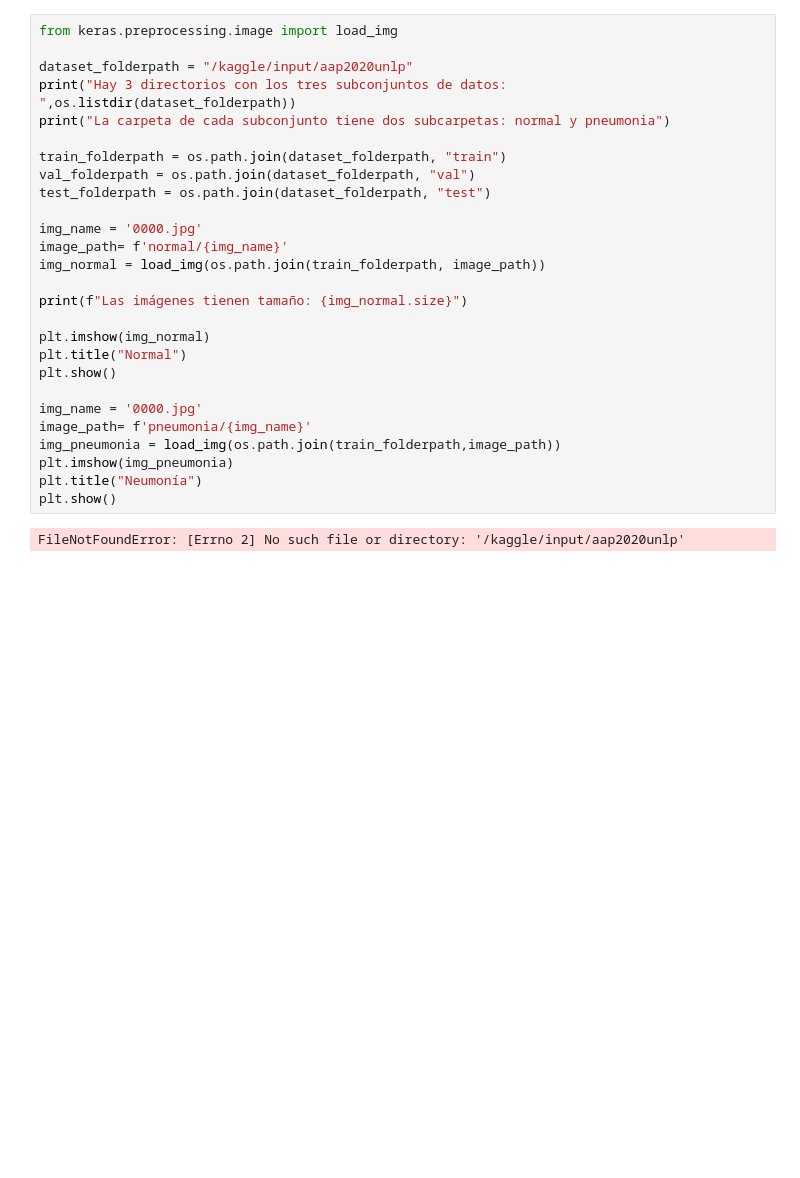
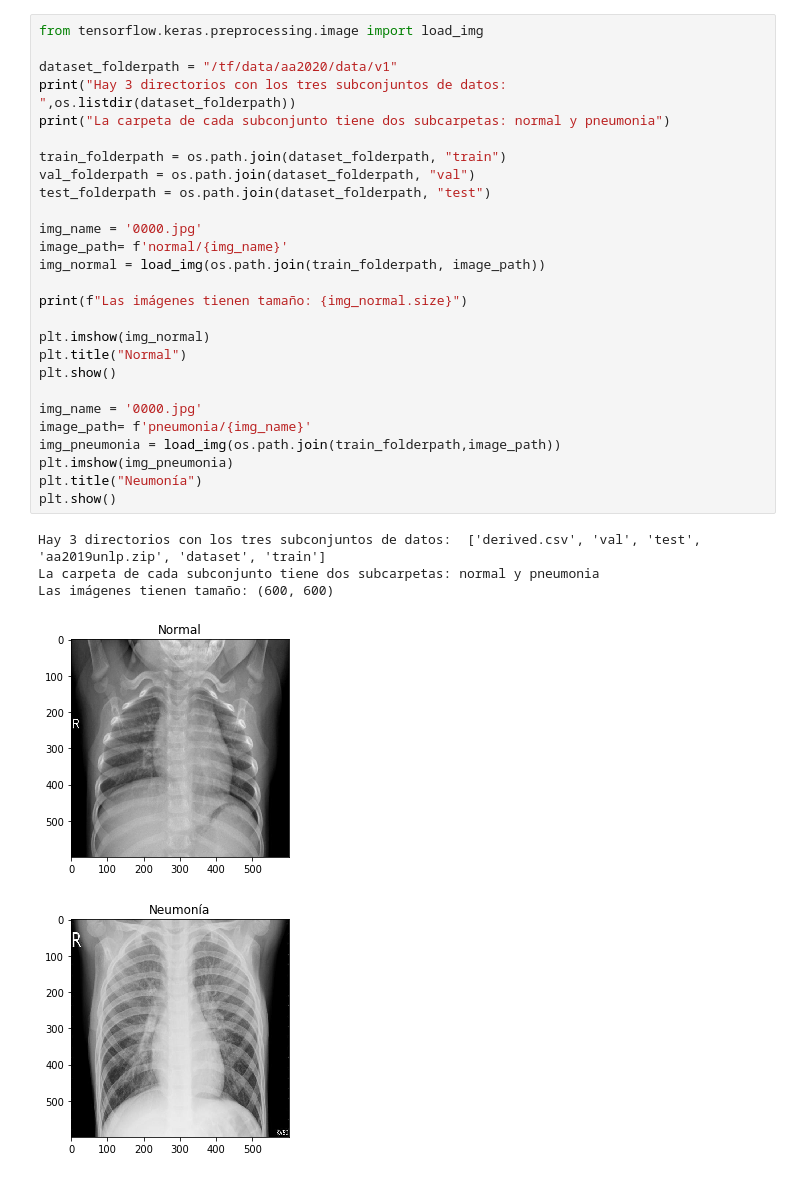
Before and after one commit to ulises-jeremias/aa2020unlp-covid-19-xray, a Jupyter notebook: src/notebooks/tutorial-transfer-learning.ipynb, the cells around one changed output. Drawn from its saved outputs; the diff is of its cells as text; blank space fills up the shorter version.

```diff
--- a/src/notebooks/tutorial-transfer-learning.ipynb
+++ b/src/notebooks/tutorial-transfer-learning.ipynb
@@ -22,30 +40,34 @@ for dirname, _, filenames in os.walk('/kaggle/input'):
 # %%
-from keras.preprocessing.image import load_img
+from tensorflow.keras.preprocessing.image import load_img
 
-dataset_folderpath = "/kaggle/input/aap2020unlp"
+dataset_folderpath = "/tf/data/aa2020/data/v1"
 print("Hay 3 directorios con los tres subconjuntos de datos: ",os.listdir(dataset_folderpath))
 print("La carpeta de cada subconjunto tiene dos subcarpetas: normal y pneumonia")
 
 train_folderpath = os.path.join(dataset_folderpath, "train")
 val_folderpath = os.path.join(dataset_folderpath, "val")
 test_folderpath = os.path.join(dataset_folderpath, "test")
 
 img_name = '0000.jpg'
 image_path= f'normal/{img_name}'
 img_normal = load_img(os.path.join(train_folderpath, image_path))
 
 print(f"Las imágenes tienen tamaño: {img_normal.size}")
 
 plt.imshow(img_normal)
 plt.title("Normal")
 plt.show()
 
 img_name = '0000.jpg'
 image_path= f'pneumonia/{img_name}'
 img_pneumonia = load_img(os.path.join(train_folderpath,image_path))
 plt.imshow(img_pneumonia)
 plt.title("Neumonía")
 plt.show()
 # %% [output]
-FileNotFoundError: [Errno 2] No such file or directory: '/kaggle/input/aap2020unlp'
+Hay 3 directorios con los tres subconjuntos de datos:  ['derived.csv', 'val', 'test', 'aa2019unlp.zip', 'dataset', 'train']
+La carpeta de cada subconjunto tiene dos subcarpetas: normal y pneumonia
+Las imágenes tienen tamaño: (600, 600)
+[figure, added]
+[figure, added]
 # %%
```
Also changed, not shown: parts of 7 cells of this notebook, 1 other file.
